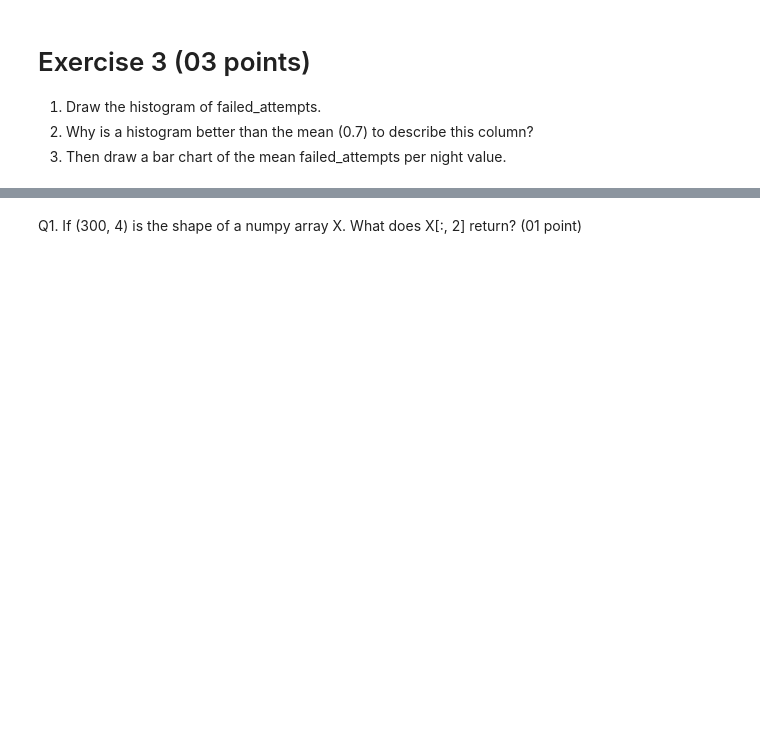
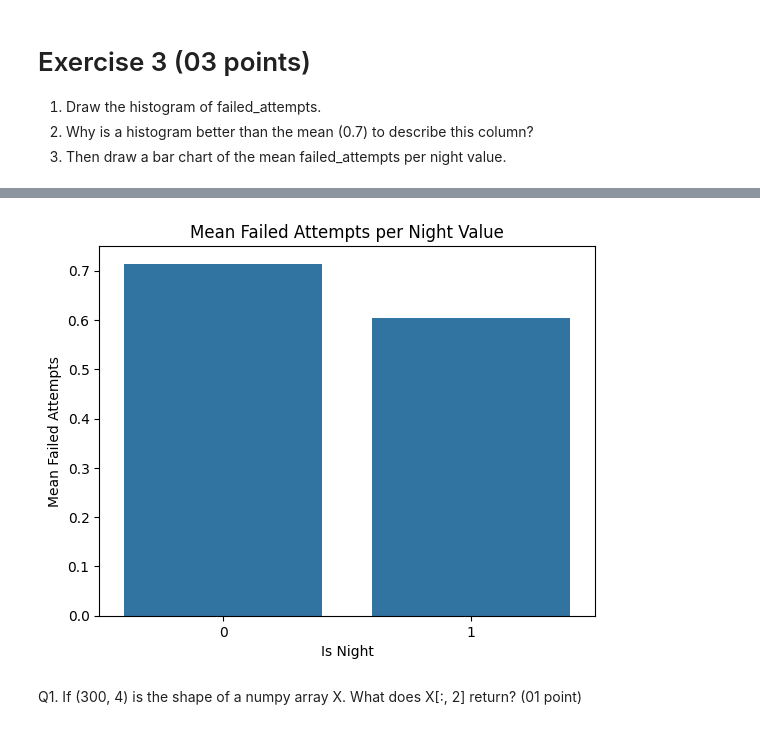
Before and after one commit to fuih/mldls-tp, a Jupyter notebook: TP1.ipynb, the cells around one changed output, grey strips where cells are left out. Saved outputs shown, nothing was run; the diff lists cells and outputs as text; code cells hidden in the pictures; blank space fills up the shorter version.

```diff
--- a/TP1.ipynb
+++ b/TP1.ipynb
@@ -141,3 +159,16 @@ log = pd.DataFrame({"user":    rng.choice(["ali", "sara", "yacine", "nour", "kar
+# %%
+# 3. Draw a bar chart of the mean failed_attempts per night value.
+
+# Write your code here
+log['night'] = ((log['hour'] >= 22) | (log['hour'] < 6)).astype(int)
+mean_failed = log.groupby('night')['failed_attempts'].mean()
+sns.barplot(x=mean_failed.index, y=mean_failed.values)
+plt.xlabel('Is Night')
+plt.ylabel('Mean Failed Attempts')
+plt.title('Mean Failed Attempts per Night Value')
+plt.show()
+# %% [output]
+[figure, added]
 # %%
 # Auttograded cell - Skip it
 # %% [markdown]
```
Also changed, not shown: parts of 20 cells of this notebook.
